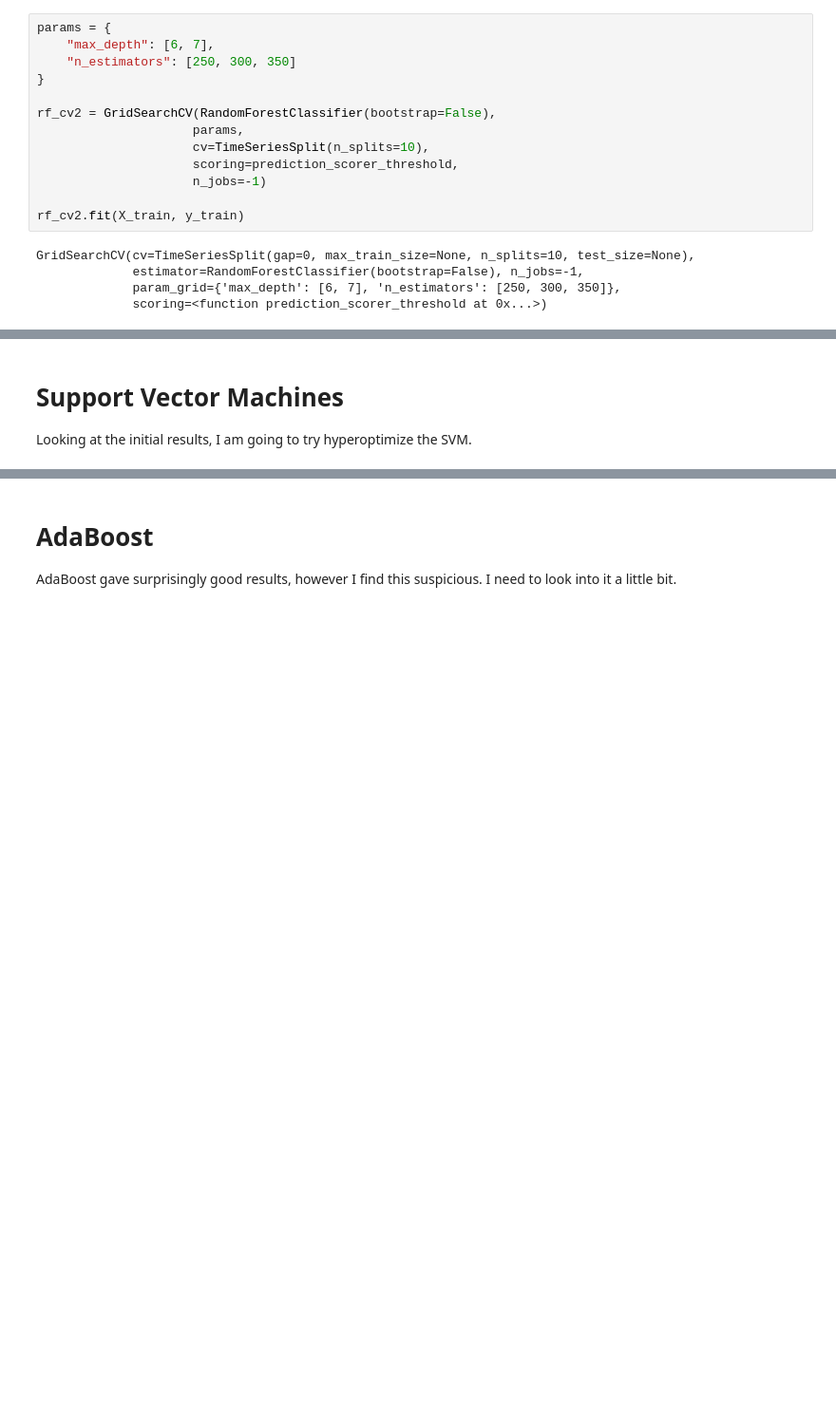
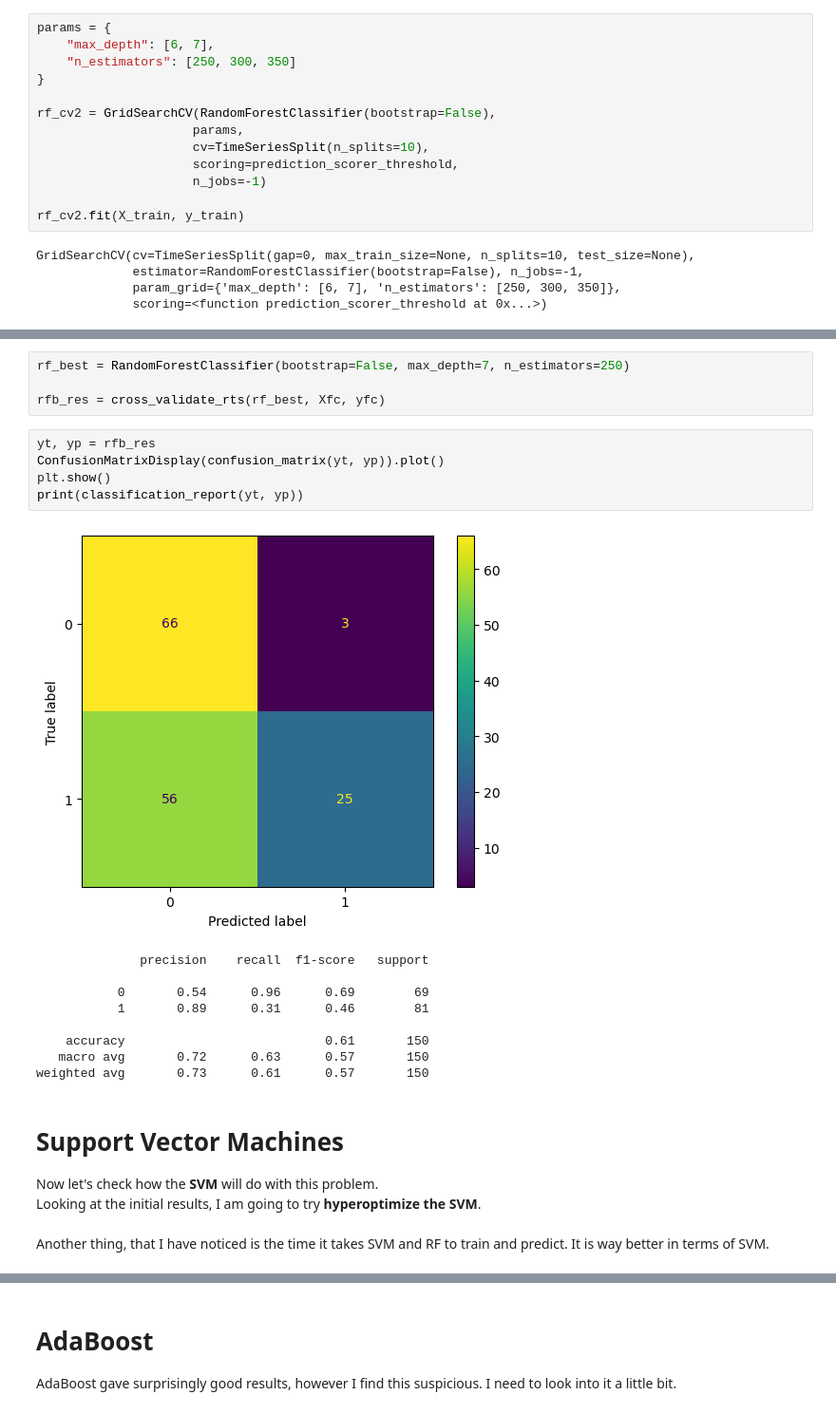
Before and after one commit to milonpabis/crypto-eye, a Jupyter notebook: stock-tool.ipynb, the cells around one changed output, grey strips where cells are left out. Shown: that part at 95% size. Cells and saved outputs as stored; diff of their text form; blank space fills up the shorter version.

```diff
--- a/stock-tool.ipynb
+++ b/stock-tool.ipynb
@@ -392,6 +399,29 @@ print(rf_cv2.best_score_)
+# %%
+rf_best = RandomForestClassifier(bootstrap=False, max_depth=7, n_estimators=250)
+
+rfb_res = cross_validate_rts(rf_best, Xfc, yfc)
+# %%
+yt, yp = rfb_res
+ConfusionMatrixDisplay(confusion_matrix(yt, yp)).plot()
+plt.show()
+print(classification_report(yt, yp))
+# %% [output]
+[figure, added]
+              precision    recall  f1-score   support
+
+           0       0.54      0.96      0.69        69
+           1       0.89      0.31      0.46        81
+
+    accuracy                           0.61       150
+   macro avg       0.72      0.63      0.57       150
+weighted avg       0.73      0.61      0.57       150
 # %% [markdown]
 # Support Vector Machines
-Looking at the initial results, I am going to try hyperoptimize the SVM.
+
+Now let's check how the **SVM** will do with this problem.<br>
+Looking at the initial results, I am going to try **hyperoptimize the SVM**.<br>
+<br>
+Another thing, that I have noticed is the time it takes SVM and RF to train and predict. It is way better in terms of SVM.
 # %%
 print("--- --- --- --- --- --- SVC --- --- --- --- --- ---")
 print("--- --- --- Raw SVC Anchored Walking Forward Cross-validation Score --- --- ---")
```
Also changed, not shown: parts of 45 cells of this notebook.
